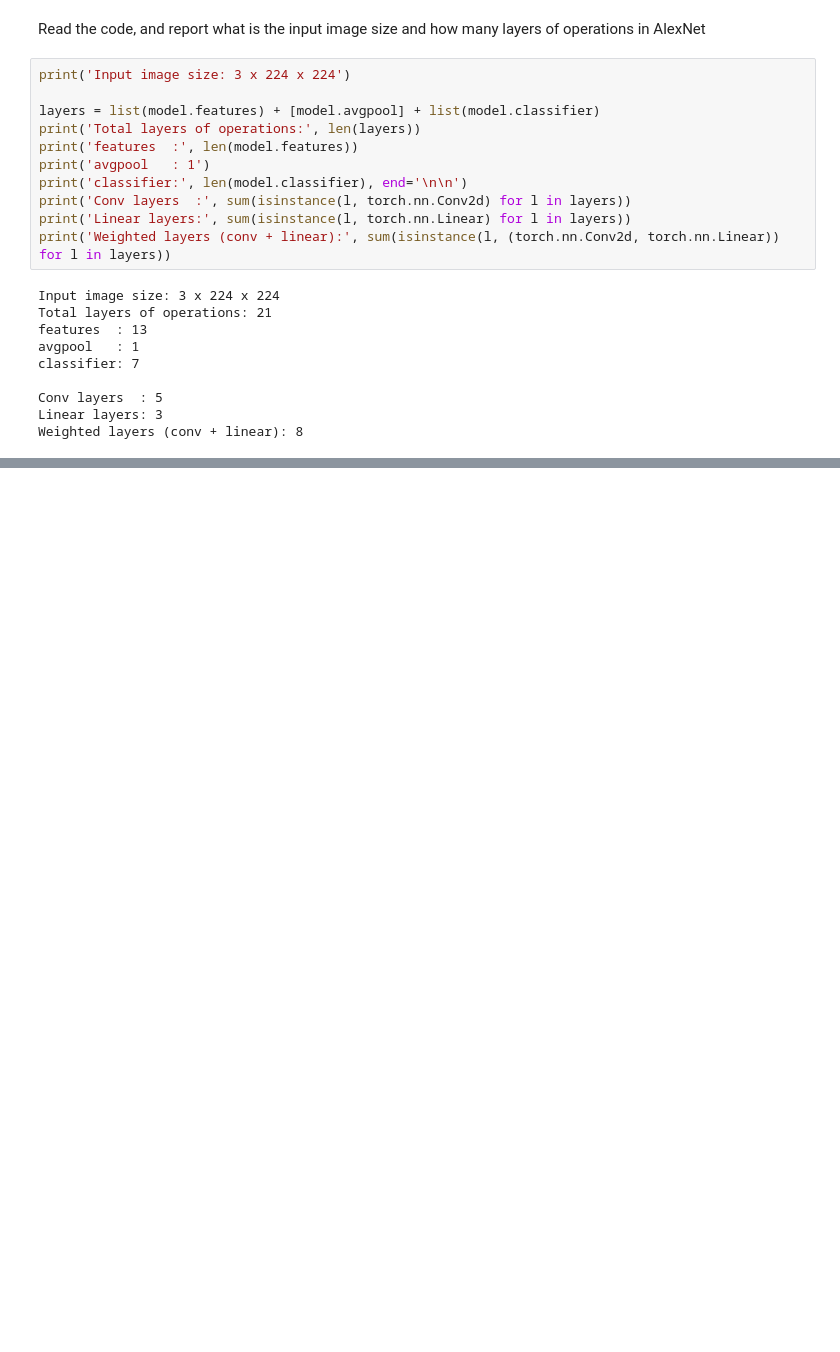
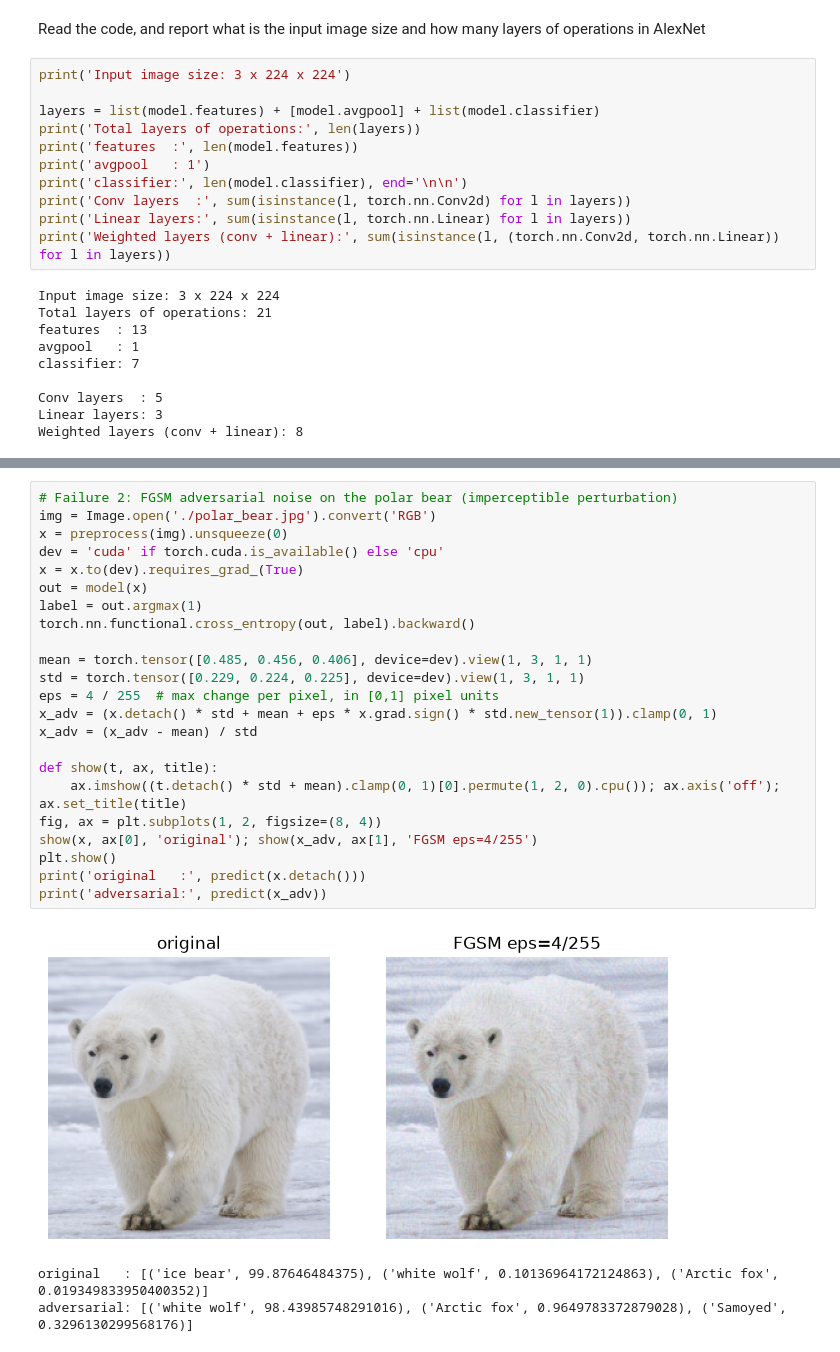
Before and after one commit to hamidurrk/LUT_exercises, a Jupyter notebook: AI_ML/FAIML_E5/Simple_CNN.ipynb, the cells around one changed output, grey strips where cells are left out. Drawn from its saved outputs; the diff is of its cells as text; blank space fills up the shorter version.

```diff
--- a/AI_ML/FAIML_E5/Simple_CNN.ipynb
+++ b/AI_ML/FAIML_E5/Simple_CNN.ipynb
@@ -234,0 +261,27 @@ Weighted layers (conv + linear): 8
+# %%
+# Failure 2: FGSM adversarial noise on the polar bear (imperceptible perturbation)
+img = Image.open('./polar_bear.jpg').convert('RGB')
+x = preprocess(img).unsqueeze(0)
+dev = 'cuda' if torch.cuda.is_available() else 'cpu'
+x = x.to(dev).requires_grad_(True)
+out = model(x)
+label = out.argmax(1)
+torch.nn.functional.cross_entropy(out, label).backward()
+
+mean = torch.tensor([0.485, 0.456, 0.406], device=dev).view(1, 3, 1, 1)
+std = torch.tensor([0.229, 0.224, 0.225], device=dev).view(1, 3, 1, 1)
+eps = 4 / 255  # max change per pixel, in [0,1] pixel units
+x_adv = (x.detach() * std + mean + eps * x.grad.sign() * std.new_tensor(1)).clamp(0, 1)
+x_adv = (x_adv - mean) / std
+
+def show(t, ax, title):
+    ax.imshow((t.detach() * std + mean).clamp(0, 1)[0].permute(1, 2, 0).cpu()); ax.axis('off'); ax.set_title(title)
+fig, ax = plt.subplots(1, 2, figsize=(8, 4))
+show(x, ax[0], 'original'); show(x_adv, ax[1], 'FGSM eps=4/255')
+plt.show()
+print('original   :', predict(x.detach()))
+print('adversarial:', predict(x_adv))
+# %% [output]
+[figure, added]
+original   : [('ice bear', 99.87646484375), ('white wolf', 0.10136964172124863), ('Arctic fox', 0.019349833950400352)]
+adversarial: [('white wolf', 98.43985748291016), ('Arctic fox', 0.9649783372879028), ('Samoyed', 0.3296130299568176)]
```
Also changed, not shown: parts of 4 cells of this notebook, 1 other file.
